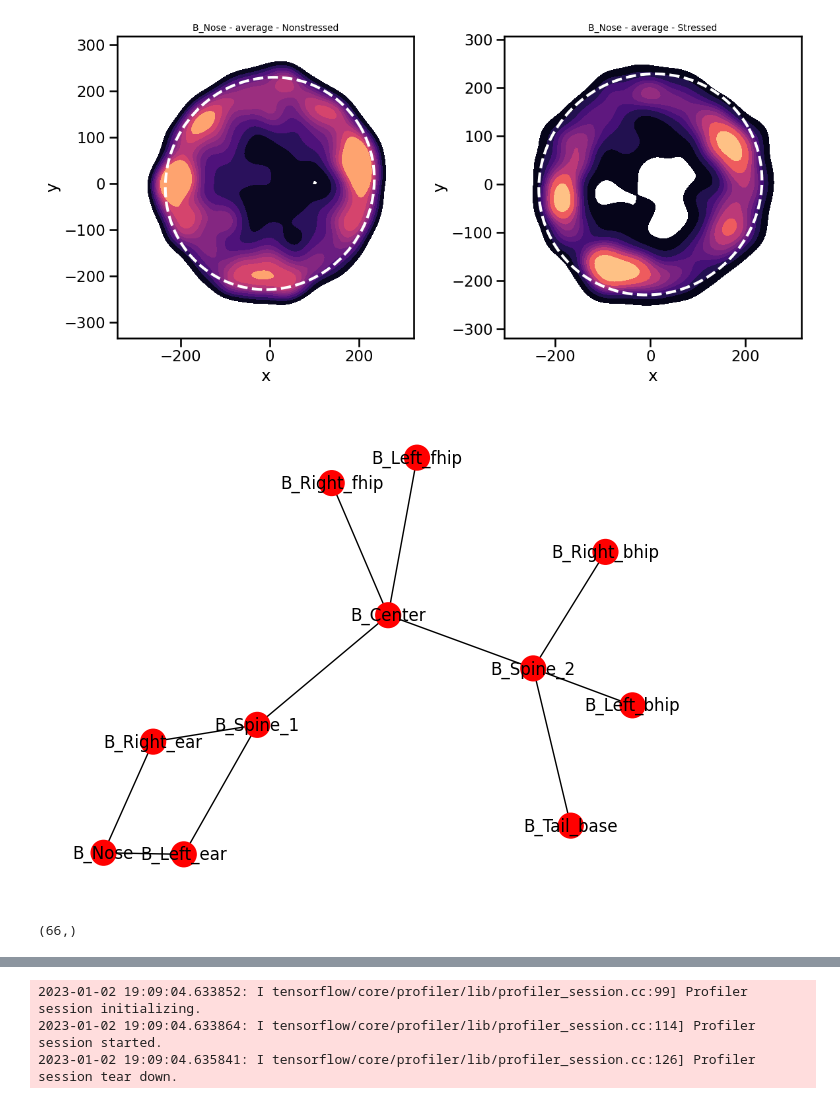
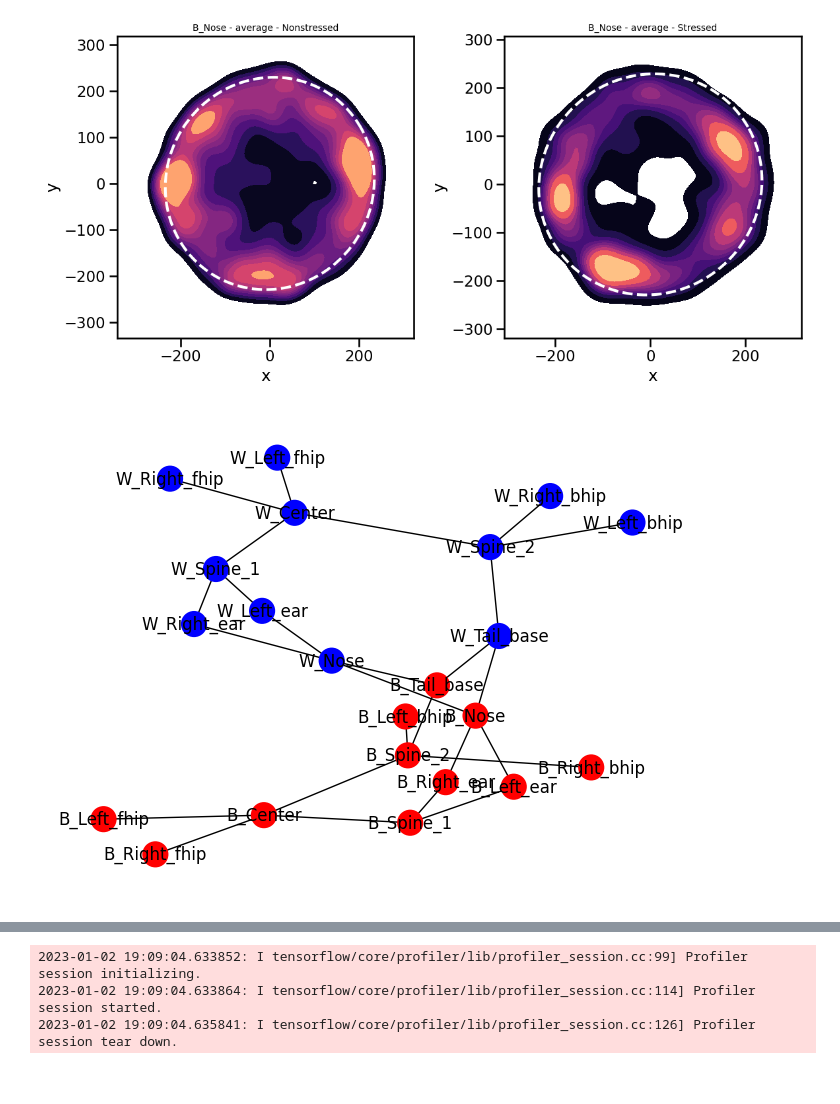
Before and after one commit to mlfpm/deepof, a Jupyter notebook: docs/source/tutorial_notebooks/deepof_preprocessing_tutorial.ipynb, the cells around one changed output, grey strips where cells are left out. Drawn from its saved outputs; the diff is of its cells as text; code cells hidden in the pictures.

Commit message:
Updated cluster scripts to handle multi animal embeddings and graph data

```diff
--- a/docs/source/tutorial_notebooks/deepof_preprocessing_tutorial.ipynb
+++ b/docs/source/tutorial_notebooks/deepof_preprocessing_tutorial.ipynb
@@ -75,15 +75,15 @@ plt.show()
 # %%
 import networkx as nx
 from deepof.utils import connect_mouse_topview
 
-G = connect_mouse_topview(animal_ids=["B"], exclude_bodyparts=["Tail_1", "Tail_2", "Tail_tip"])
+G = connect_mouse_topview(animal_ids=["B", "W"], exclude_bodyparts=["Tail_1", "Tail_2", "Tail_tip"])
 
 # Include a (nicer) version of this plot in the tutorial
 nx.draw(G,
         with_labels=True,
         pos=nx.spring_layout(G),
         node_color=["red" if i.startswith("B") else "blue" for i in G.nodes()])
 # %% [output]
-[figure, old version]
+[figure, new version]
 # %%
 # Create a preprocessed version of the dataset we're after
@@ -94,7 +94,3 @@ pp = my_deepof_project.get_graph_dataset(
     preprocess=True,
     scale="robust",
 )
-# %%
-pp[0][0, 0].shape
-# %% [output]
-(66,)
```
Also changed, not shown: parts of 2 cells of this notebook, 5 other files.
